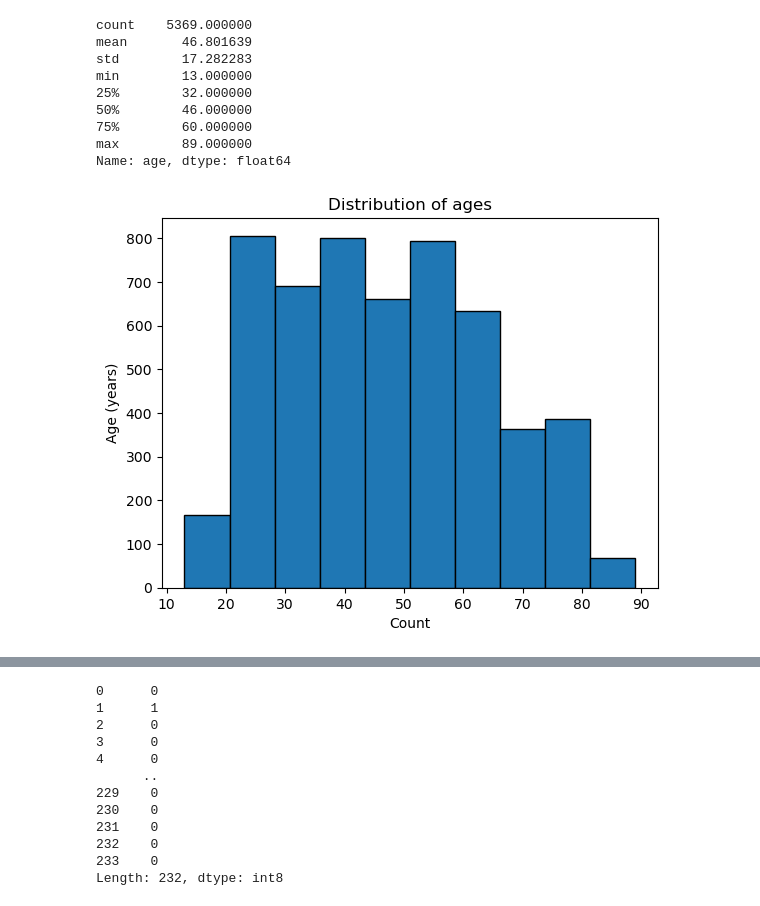
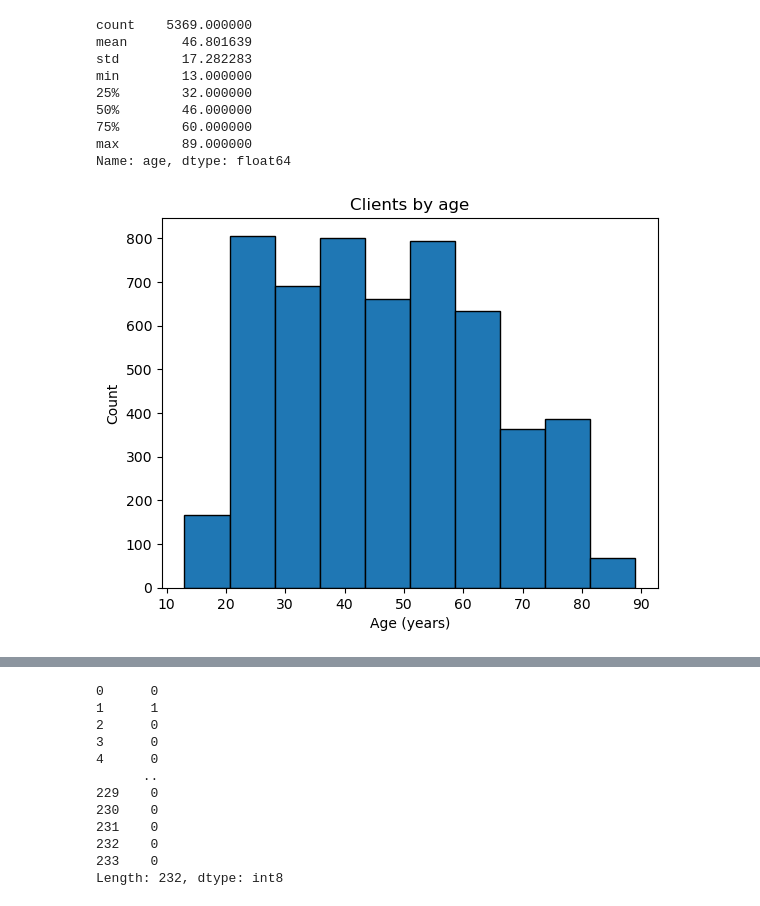
Before and after one commit to irismessage/data-essay, a Jupyter notebook: DATA Assessment 2023-24.ipynb, the cells around one changed output, grey strips where cells are left out. Cells and saved outputs as stored; diff of their text form; code cells hidden in the pictures.

Commit message:
Demographic graphing

```diff
--- a/DATA Assessment 2023-24.ipynb
+++ b/DATA Assessment 2023-24.ipynb
@@ -430,21 +432,11 @@ min        13.000000
 max        89.000000
 Name: age, dtype: float64
 # %%
-# https://en.wikipedia.org/wiki/Generation#Western_world
-generations = {
-    "Greatest Generation": 1901,
-    "Silent Generation": 1928,
-    "Baby Boomers": 1946,
-    "Gen. X": 1967,
-    "Millennials": 1981,
-    "Gen. Z": 1997,
-}
-
 fig, ax = plt.subplots()
 ax.hist(dfc["age"], bins=10, edgecolor="black")
-ax.set_title("Distribution of ages")
-ax.set_ylabel("Age (years)")
-ax.set_xlabel("Count")
+ax.set_title("Clients by age")
+ax.set_xlabel("Age (years)")
+ax.set_ylabel("Count")
 plt.show()
 # %% [output]
-[figure, old version]
+[figure, new version]
```
Also changed, not shown: parts of 7 cells of this notebook, 2 other files.
